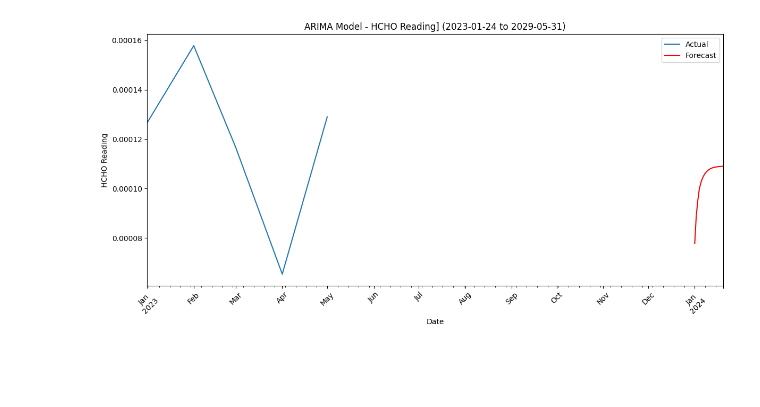
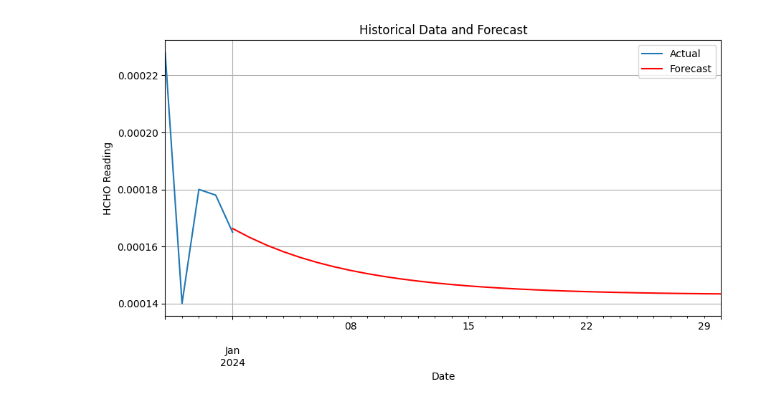
Before and after one commit to VinukaSilva/HCHO-Prediction, a Jupyter notebook: Future Forecasting.ipynb, the cells around one changed output. Cells and saved outputs as stored; diff of their text form; code cells hidden in the pictures; blank space fills up the shorter version.

Commit message:
ARIMA

```diff
--- a/Future Forecasting.ipynb
+++ b/Future Forecasting.ipynb
@@ -35,4 +64,0 @@ hcho_data.head()
-# %%
-hcho_data['Month'] = hcho_data.index.month
-hcho_data['Year'] = hcho_data.index.year
-hcho_data
@@ -419,0 +99,4 @@ Freq: D, Name: predicted_mean, dtype: float64
+# %%
+# Selecting the data for the model
+colombo_data = hcho_data[hcho_data['Location'] == 'Colombo Proper']['HCHO Reading']
+colombo_data
@@ -419,0 +117,10 @@ Freq: D, Name: predicted_mean, dtype: float64
+# %%
+# Fit the ARIMA model
+arima_model = ARIMA(colombo_data, order=(1, 0, 1))
+arima_result = arima_model.fit()
+
+# Print out the summary of the model
+model_summary = arima_result.summary()
+
+# Display the model summary
+model_summary
@@ -419,0 +148,10 @@ Freq: D, Name: predicted_mean, dtype: float64
+# %%
+# Assuming colombo_data has a DateTime index
+last_index = colombo_data.index[-2]
+new_index = pd.date_range(start=last_index, periods=31, freq='D')[1:]  # 'M' for monthly, adjust as needed
+
+# Forecast with the new index
+forecast = arima_result.forecast(steps=30, index=new_index)
+
+# Display the forecast
+forecast
@@ -420,16 +176,16 @@ Freq: D, Name: predicted_mean, dtype: float64
 # %%
-hcho_data = pd.DataFrame({'HCHO Reading': [0.00012672353729286647, 0.000157848076281027, 0.00011665895368421289, 0.00006540852992918962, 0.00012905545653340233]},
-                      index=pd.date_range('2023-01-24', periods=5, freq='M'))
+colombo_data = pd.DataFrame({'HCHO Reading': [0.000228, 0.000140, 0.000180, 0.000178, 0.000165]},
+                      index=pd.date_range('2023-12-28', periods=5, freq='D'))
 
-plt.figure(figsize=(12, 6))
-hcho_data['HCHO Reading'].plot(label='Actual')
+# Plotting
+plt.figure(figsize=(10, 5))
+colombo_data['HCHO Reading'].plot(label='Actual')
 forecast.plot(color='red', label='Forecast')
+plt.title('Historical Data and Forecast')
 plt.xlabel('Date')
 plt.ylabel('HCHO Reading')
-plt.title('ARIMA Model - HCHO Reading] (2023-01-24 to 2029-05-31)')
 plt.legend()
-plt.xticks(rotation=45)
-plt.tight_layout()
+plt.grid(True)
 plt.show()
 # %% [output]
-[figure, old version]
+[figure, new version]
```
Also changed, not shown: parts of 29 cells of this notebook, 2 other files.
